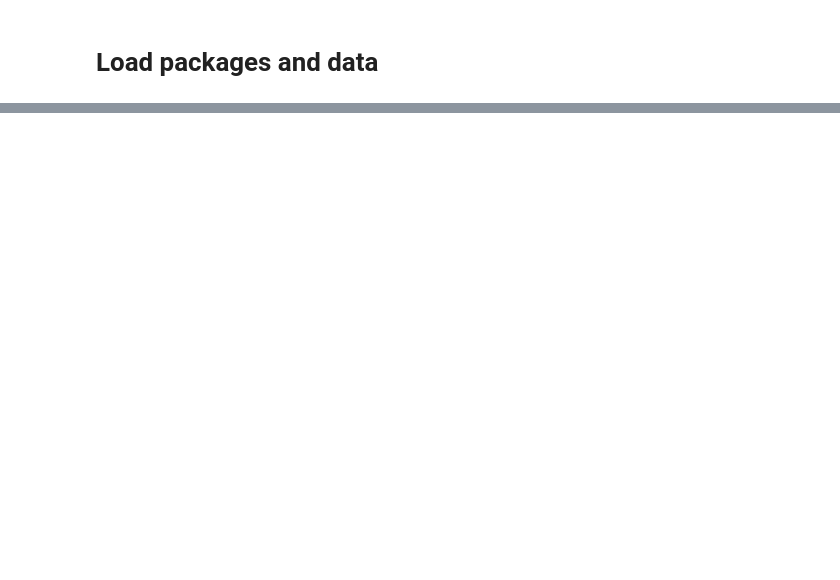
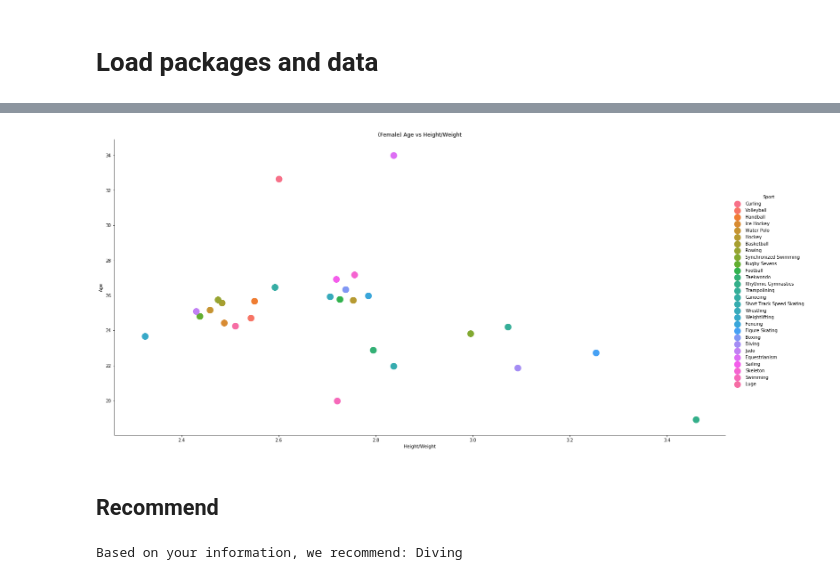
Before and after one commit to xericho/ECE143_Team23, a Jupyter notebook: Final_Project.ipynb, the cells around one changed output, grey strips where cells are left out. Cells and saved outputs as stored; diff of their text form; code cells hidden in the pictures; blank space fills up the shorter version.

```diff
--- a/Final_Project.ipynb
+++ b/Final_Project.ipynb
@@ -127,0 +30,14 @@ Loading BokehJS ...
+# %%
+ut.plot_female_age_hw(df)
+# %% [output]
+[figure, added]
+# %% [markdown]
+## Recommend
+# %%
+gender = 'M'
+age = 23
+h = 177.8  # in cm
+w = 68.0389  # in kg
+print('Based on your information, we recommend: {}'.format(ut.find_sport(gender, age, h, w, df)))
+# %% [output]
+Based on your information, we recommend: Diving
```
Also changed, not shown: parts of 34 cells of this notebook, 4 other files.
